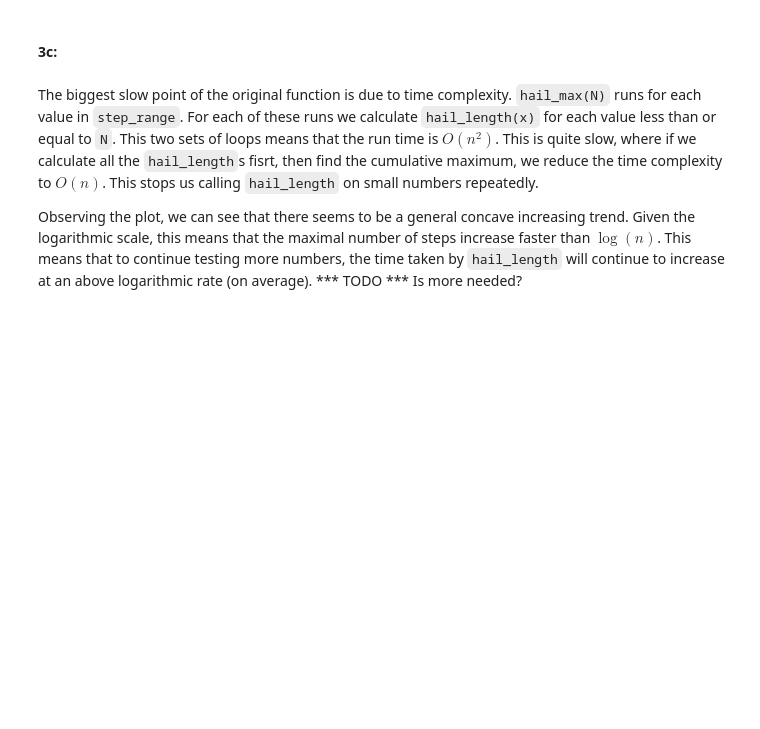
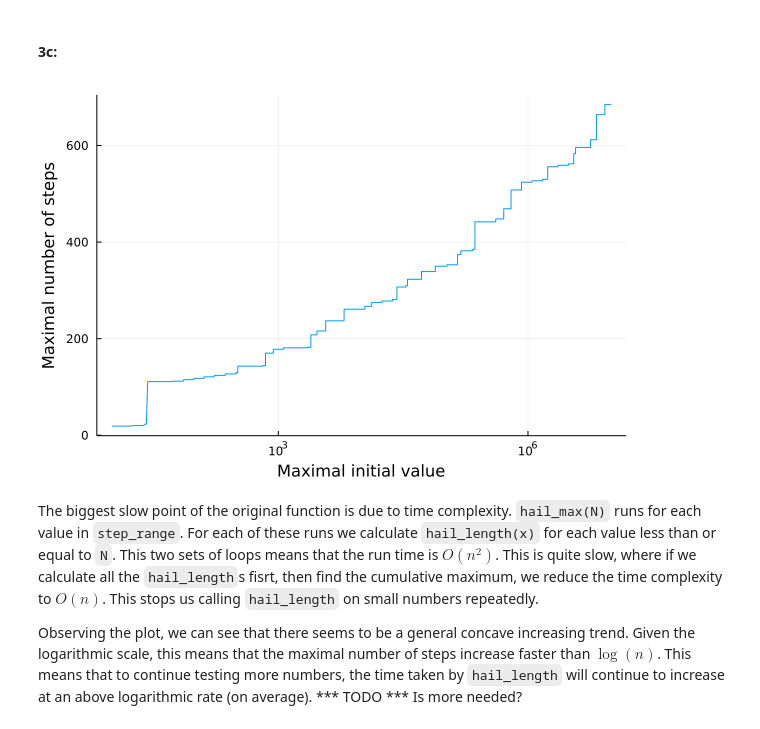
Before and after one commit to 49Indium/Isaac-Beh__Leanna-Salve-2504-2022-BigHW, a Jupyter notebook: Submission-Form-I-Q1-Q4.ipynb, the cells around one changed output. Drawn from its saved outputs; the diff is of its cells as text; code cells hidden in the pictures; blank space fills up the shorter version.

Commit message:
Increased speed further for multiple questions by reducing the number of points plotted

```diff
--- a/Submission-Form-I-Q1-Q4.ipynb
+++ b/Submission-Form-I-Q1-Q4.ipynb
@@ -356,28 +357,33 @@ plot(step_range, max_vals, xaxis=:log,
 # %%
 using Plots
 
 search_limit = 10^7
 
 function hail_length(x::Int64)
     initial_x = x
     n = 0
     while x != 1
         if iseven(x)
             x = fld(x,2)
             n += 1
         else
             x = fld((3x + 1), 2)
             n += 2
         end
     end
     return n
 end
 
 step_range = 1:search_limit
 max_vals = [hail_length(N) for N in step_range]
 max_vals = accumulate(max, max_vals)
-plot(step_range, max_vals, xaxis=:log,
+
+# Plot only a subset of indexes (a log range) to speed up plots
+plot_indexes = floor.(Int, 10 .^ range(1, log10(search_limit), length = 10000))
+plot(step_range[plot_indexes], max_vals[plot_indexes], xaxis=:log,
    label=false, xlabel="Maximal initial value", ylabel="Maximal number of steps")
+# %% [output]
+[figure, added]
 # %% [markdown]
 The biggest slow point of the original function is due to time complexity. `hail_max(N)` runs for each value in `step_range`. For each of these runs we calculate `hail_length(x)` for each value less than or equal to `N`. This two sets of loops means that the run time is $O(n^2)$. This is quite slow, where if we calculate all the `hail_length`s fisrt, then find the cumulative maximum, we reduce the time complexity to $O(n)$. This stops us calling `hail_length` on small numbers repeatedly.
 
```
Also changed, not shown: parts of 5 cells of this notebook, 1 other file.
